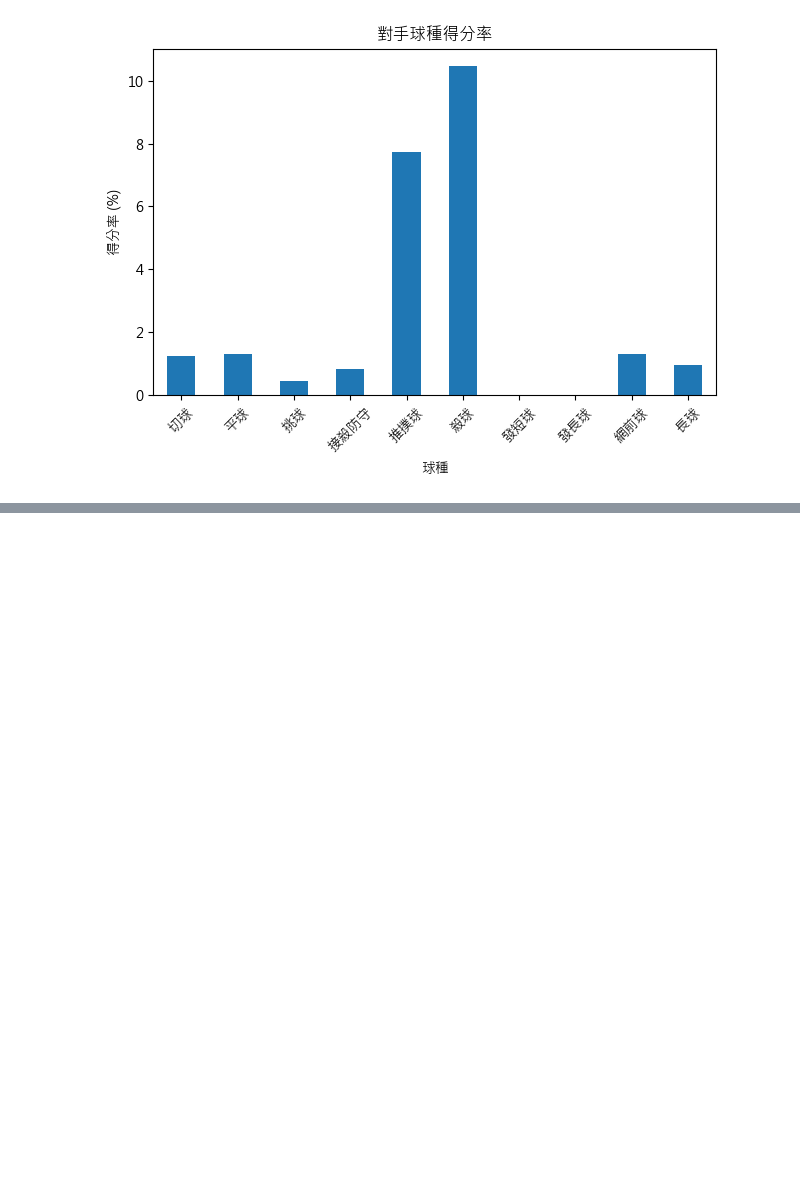
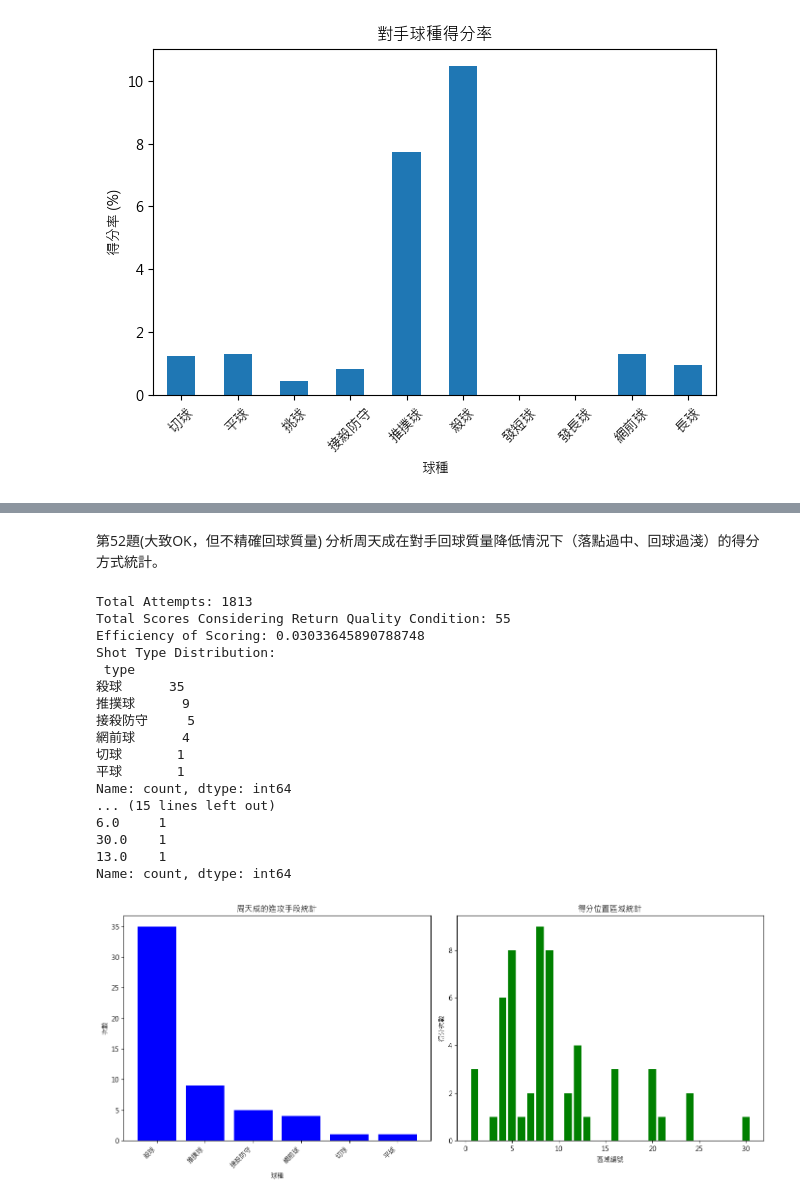
Before and after one commit to DanielTeng0811/BadmintonAI, a Jupyter notebook: question_ans_final.ipynb, the cells around one changed output, grey strips where cells are left out. Cells and saved outputs as stored; diff of their text form; code cells hidden in the pictures; blank space fills up the shorter version.

```diff
--- a/question_ans_final.ipynb
+++ b/question_ans_final.ipynb
@@ -2764,0 +2914,77 @@ Name: count, dtype: float64
+# %% [markdown]
+第52題(大致OK，但不精確回球質量)
+分析周天成在對手回球質量降低情況下（落點過中、回球過淺）的得分方式統計。
+# %%
+import platform
+import pandas as pd
+import matplotlib.pyplot as plt
+
+# Font configuration
+s = platform.system()
+plt.rcParams['font.sans-serif'] = ['Arial Unicode MS', 'PingFang TC'] if s == 'Darwin' else ['Microsoft JhengHei', 'SimHei'] if s == 'Windows' else ['WenQuanYi Zen Hei']
+plt.rcParams['axes.unicode_minus'] = False
+
+# Ensure the DataFrame is not empty
+if len(df) > 0:
+    # Filter: Get rallies where opponent's return lands in midcourt or shallow zones
+    df['prev_landing_area'] = df.groupby(['match_id', 'set', 'rally'])['landing_area'].shift(1)
+    target_areas = list(range(5, 25))  # Midcourt and shallow areas
+    df_filtered_mid_shallow = df[df['prev_landing_area'].isin(target_areas) & (df['player'] == 'CHOU Tien Chen')]
+
+    # Filter: CHOU Tien Chen scores
+    df_score = df_filtered_mid_shallow[df_filtered_mid_shallow['getpoint_player'] == 'CHOU Tien Chen']
+
+    # Group by shot type to get statistics
+    shot_analysis = df_score['type'].value_counts()
+
+    # Determine scoring locations
+    score_location = df_score['landing_area'].value_counts()
+
+    # Efficiency calculation
+    total_attempts = df_filtered_mid_shallow.shape[0]
+    efficiency = len(df_score) / total_attempts if total_attempts > 0 else 0
+
+    # Visualization
+    fig, (ax1, ax2) = plt.subplots(1, 2, figsize=(14, 6))
+
+    ax1.bar(shot_analysis.index, shot_analysis.values, color='b')
+    ax1.set_title('周天成的進攻手段統計')
+    ax1.set_xlabel('球種')
+    ax1.set_ylabel('次數')
+    ax1.set_xticklabels(shot_analysis.index, rotation=45, ha='right')
+
+    ax2.bar(score_location.index, score_location.values, color='g')
+    ax2.set_title('得分位置區域統計')
+    ax2.set_xlabel('區域編號')
+    ax2.set_ylabel('得分次數')
+
+    plt.tight_layout()
+
+    # Print efficiency and analysis
+    print("Total Attempts:", total_attempts)
+    print("Total Scores Considering Return Quality Condition:", len(df_score))
+    print("Efficiency of Scoring:", efficiency)
+    print("Shot Type Distribution:\n", shot_analysis)
+    print("Score Location Distribution:\n", score_location)
+
+else:
+    print("The DataFrame is empty and cannot be processed.")
+# %% [output]
+Total Attempts: 1813
+Total Scores Considering Return Quality Condition: 55
+Efficiency of Scoring: 0.03033645890788748
+Shot Type Distribution:
+ type
+殺球      35
+推撲球      9
+接殺防守     5
+網前球      4
+切球       1
+平球       1
+Name: count, dtype: int64
+... (15 lines left out)
+6.0     1
+30.0    1
+13.0    1
+Name: count, dtype: int64
+[figure, added]
```
Also changed, not shown: parts of 6 cells of this notebook, 4 other files.
